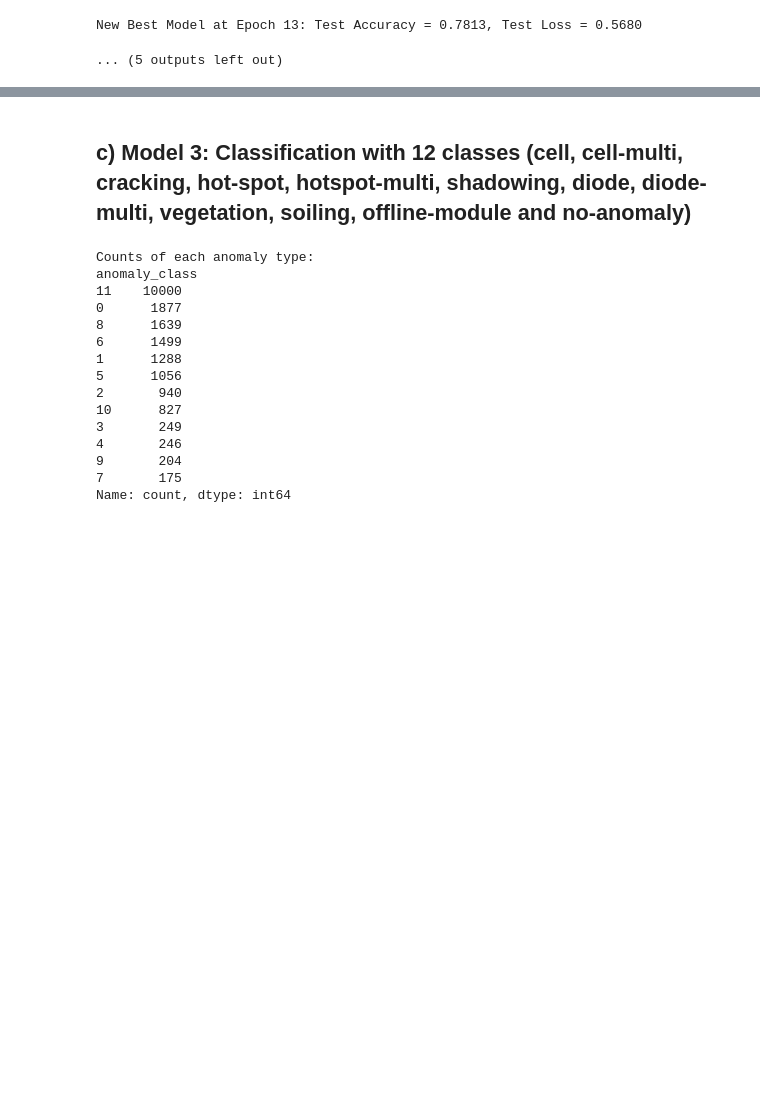
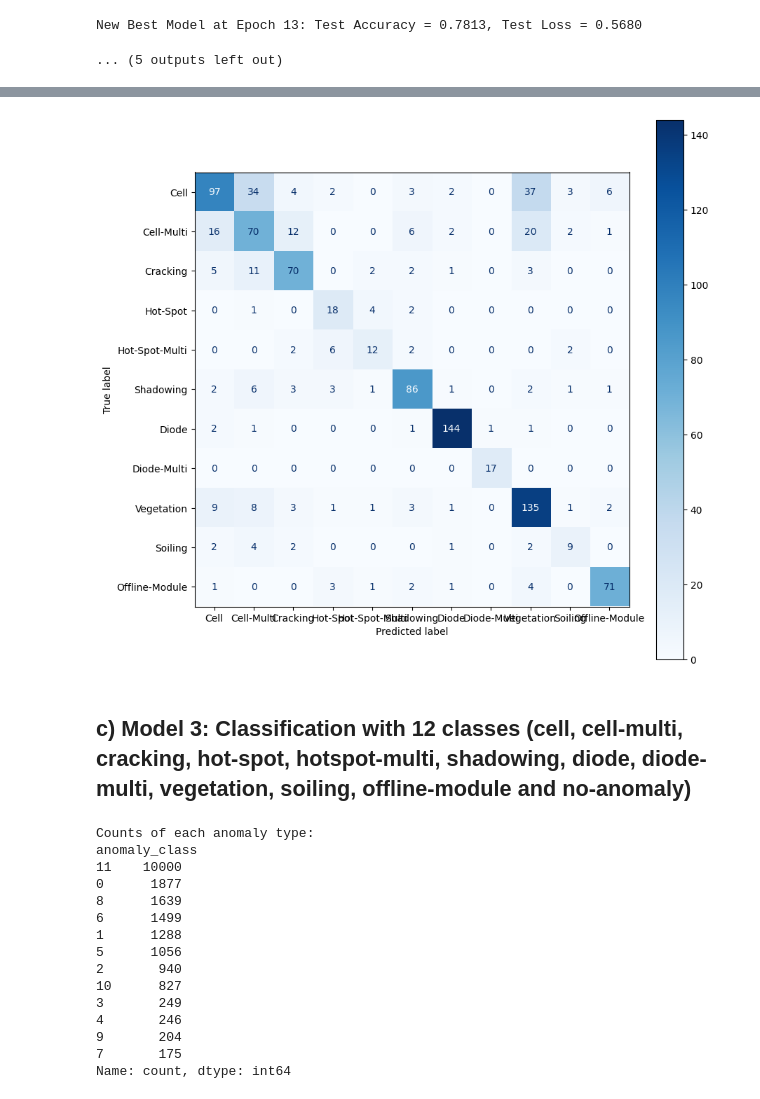
Before and after one commit to RVasconcelosMiguel/ComputerVision, a Jupyter notebook: CV_Proj2.ipynb, the cells around one changed output, grey strips where cells are left out. Saved outputs shown, nothing was run; the diff lists cells and outputs as text; code cells hidden in the pictures; blank space fills up the shorter version.

```diff
--- a/CV_Proj2.ipynb
+++ b/CV_Proj2.ipynb
@@ -1114,9 +1163,22 @@ checkpoint = torch.load(saved_model_path, map_location=device)
 model_test_b.load_state_dict(checkpoint)
 model_test_b.eval()
 
-y_pred, test_loss, test_acc  = test(model=model_test_b,
-                                    dataloader=test_loader_b,
-                                    loss_fn=loss_fn_b,
-                                    device=device,
-                                    verbatim = True)
+y_pred_b, test_loss_b, test_acc_b, f1_score_b  = test(model=model_test_b,
+                                                      dataloader=test_loader_b,
+                                                      loss_fn=loss_fn_b,
+                                                      device=device,
+                                                      verbatim = True)
+
+def plot_confusion_matrix(labels, pred_labels, class_names):
+    fig = plt.figure(figsize=(10, 10))
+    ax = fig.add_subplot(1, 1, 1)
+    cm = confusion_matrix(labels, pred_labels)
+    disp = ConfusionMatrixDisplay(confusion_matrix=cm, display_labels=class_names)
+    disp.plot(values_format='d', cmap='Blues', ax=ax)
+    plt.show()
+
+
+# Plot the confusion matrix
+class_names_b = ['Cell', 'Cell-Multi', 'Cracking', 'Hot-Spot', 'Hot-Spot-Multi', 'Shadowing', 'Diode', 'Diode-Multi', 'Vegetation', 'Soiling', 'Offline-Module']
+plot_confusion_matrix(test_dataset_b.img_labels, y_pred_b, class_names_b)
 # %% [output]
@@ -1124,3 +1186,4 @@ Loss = 0.9144910350441933   Accuracy= 0.732421875
+[figure, added]
 # %% [markdown]
 ## c)  Model 3: Classification with 12 classes (cell, cell-multi, cracking, hot-spot, hotspot-multi, shadowing, diode, diode-multi, vegetation, soiling, offline-module and no-anomaly)
 # %%
```
Also changed, not shown: parts of 18 cells of this notebook, 2 other files.
